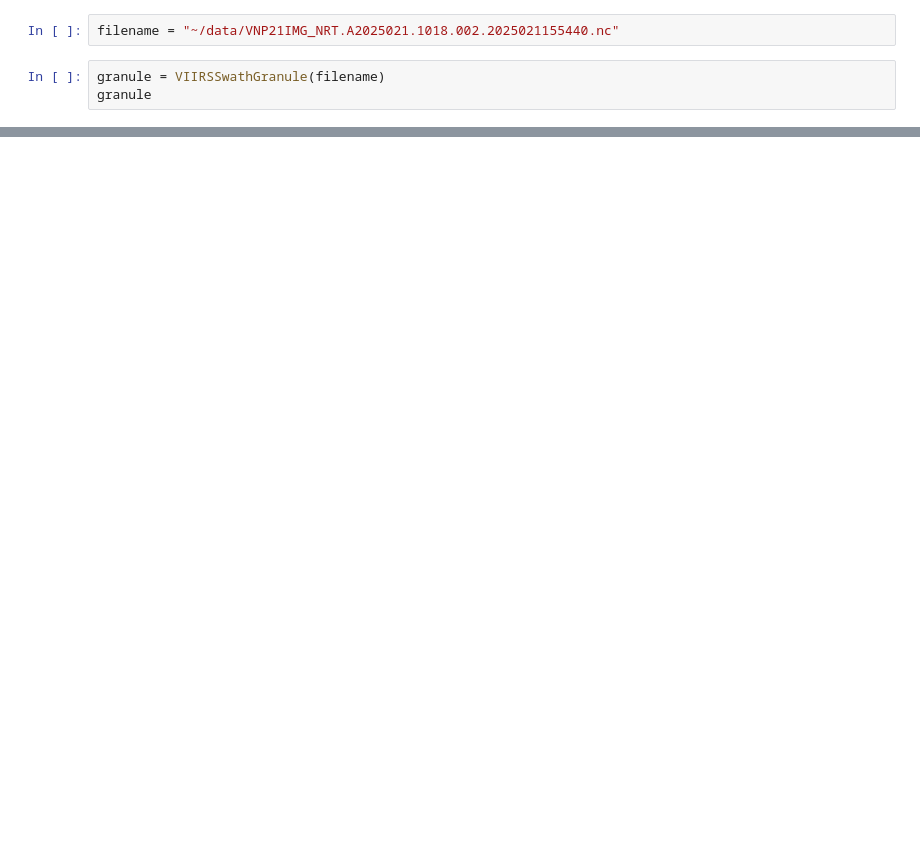
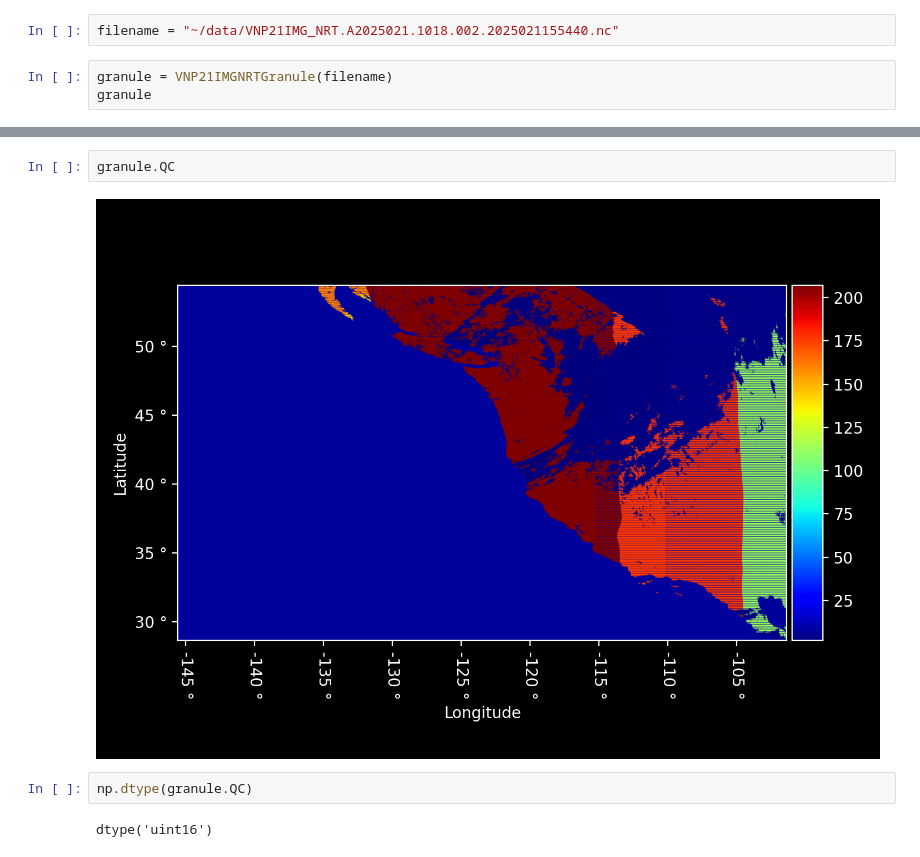
Before and after one commit to ET-Toolbox/VNP21IMGNRT-002, a Jupyter notebook: Loading VNP21IMGNRT Granule from File.ipynb, the cells around one changed output, grey strips where cells are left out. Drawn from its saved outputs; the diff is of its cells as text; blank space fills up the shorter version.

```diff
--- a/Loading VNP21IMGNRT Granule from File.ipynb
+++ b/Loading VNP21IMGNRT Granule from File.ipynb
@@ -5,5 +5,5 @@ ModuleNotFoundError: No module named 'VIIRS_swath_granules.VIIRS_tiled_granules'
 # %%
 filename = "~/data/VNP21IMG_NRT.A2025021.1018.002.2025021155440.nc"
 # %%
-granule = VIIRSSwathGranule(filename)
+granule = VNP21IMGNRTGranule(filename)
 granule
@@ -29,0 +74,8 @@ granule.read_geometry("VIIRS_I5_LST")
+# %%
+granule.QC
+# %% [output]
+[figure, added]
+# %%
+np.dtype(granule.QC)
+# %% [output]
+dtype('uint16')
```
Also changed, not shown: parts of 22 cells of this notebook, 8 other files.
